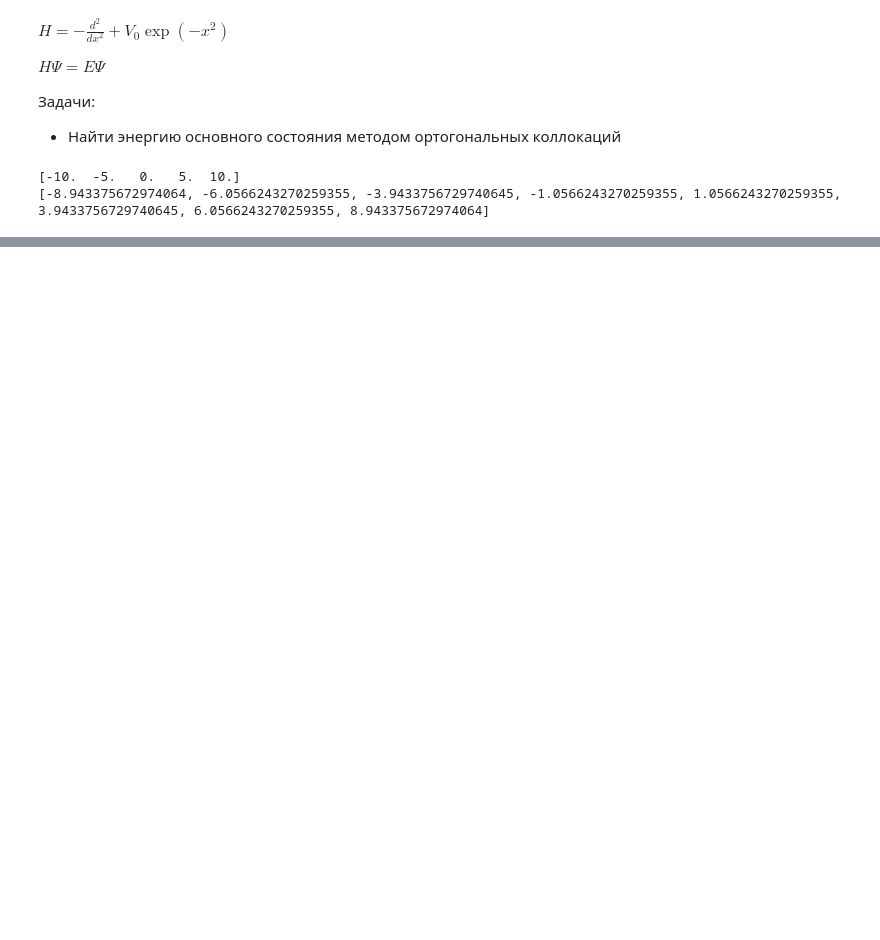
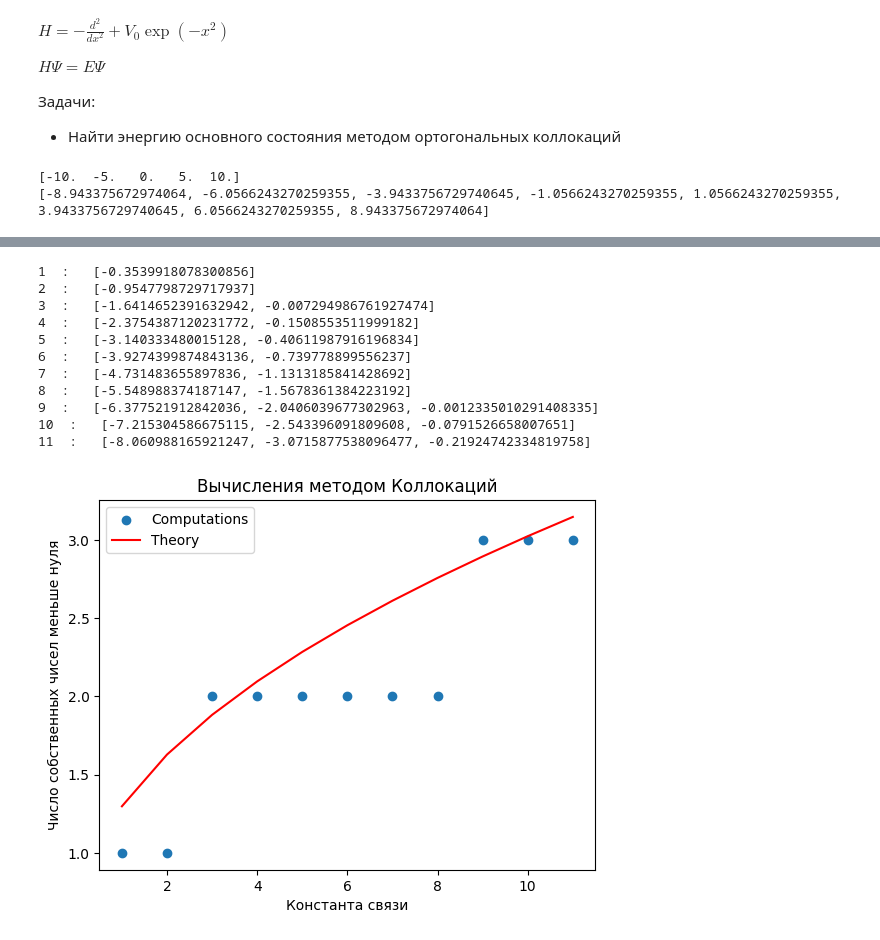
Before and after one commit to NeuTron1943/SpectralTasks, a Jupyter notebook: Task_Collocations/taskC_main.ipynb, the cells around one changed output, grey strips where cells are left out. Cells and saved outputs as stored; diff of their text form; code cells hidden in the pictures; blank space fills up the shorter version.

```diff
--- a/Task_Collocations/taskC_main.ipynb
+++ b/Task_Collocations/taskC_main.ipynb
@@ -90,0 +183,49 @@ $S_3^1 (x) = s_0 + s_1 * x + s_2 * x^2 + s_3 * x^3$
+# %%
+numberOfPoints = 300
+boxBorder = 15
+# potentials = [0.5, 1.0, 1.5, 2.0, 3.0, 4.0, 5.0, 6.0, 7.0, 8.0, 9.0, 10.0]
+potentials = [*range(1,12)]
+nStatStates = []
+
+xs = np.linspace(-boxBorder, boxBorder, numberOfPoints)
+for V_0 in potentials:
+    matr = np.zeros((2*(numberOfPoints - 1), 2*(numberOfPoints - 1)))
+    helper = np.zeros_like(matr)
+
+    for i in range(2*(numberOfPoints - 1)):
+        for j in range(2*(numberOfPoints - 1)):
+            matr[i][j] = -1 * S_basis_derivderiv(i, xs_collocations[j], xs) + getPotentialValue(xs_collocations[j], V_0) * S_basis(i, xs_collocations[j], xs)
+            helper[i][j] = S_basis(i, xs_collocations[j], xs)
+
+    eigValues = np.sort(eigvals(a=matr, b=helper))
+    goodValues = []
+    for value in eigValues.real:
+        if value < 0.0 :
+            goodValues.append(value)
+    print(V_0, " :  ", goodValues[:5])
+    # statState = (w < 0).sum()
+    nStatStates.append(len(goodValues))
+
+
+plt.scatter(potentials, nStatStates, label='Computations')
+Ns = [2 * np.sqrt(x/ (2 * np.pi)) + 1/2 for x in potentials]
+plt.plot(potentials, Ns, color='r', label='Theory')
+plt.xlabel("Константа связи")
+plt.ylabel("Число собственных чисел меньше нуля")
+plt.title("Вычисления методом Коллокаций")
+plt.legend()
+plt.savefig(("ConstantColl.png"), dpi=300, bbox_inches='tight')
+plt.show()
+# %% [output]
+1  :   [-0.3539918078300856]
+2  :   [-0.9547798729717937]
+3  :   [-1.6414652391632942, -0.007294986761927474]
+4  :   [-2.3754387120231772, -0.1508553511999182]
+5  :   [-3.140333480015128, -0.40611987916196834]
+6  :   [-3.9274399874843136, -0.739778899556237]
+7  :   [-4.731483655897836, -1.1313185841428692]
+8  :   [-5.548988374187147, -1.5678361384223192]
+9  :   [-6.377521912842036, -2.0406039677302963, -0.0012335010291408335]
+10  :   [-7.215304586675115, -2.543396091809608, -0.0791526658007651]
+11  :   [-8.060988165921247, -3.0715877538096477, -0.21924742334819758]
+[figure, added]
```
Also changed, not shown: parts of 6 cells of this notebook, 11 other files.
